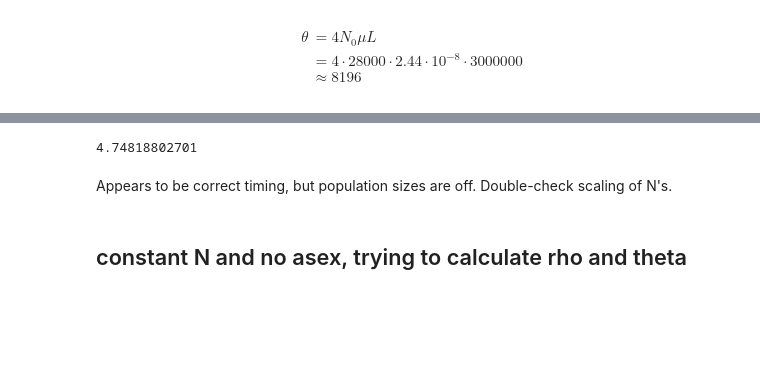
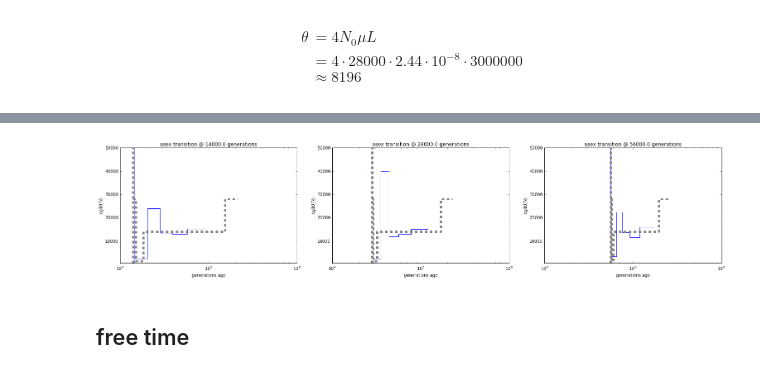
Before and after one commit to ammodramus/tsmc, a Jupyter notebook: snail_sims.ipynb, the cells around one changed output, grey strips where cells are left out. Drawn from its saved outputs; the diff is of its cells as text; code cells hidden in the pictures; blank space fills up the shorter version.

```diff
--- a/snail_sims.ipynb
+++ b/snail_sims.ipynb
@@ -1594,3 +1587,6 @@ To better reflect our genome (and decrease computation time), I will do simulati
 # %%
-trueTs = np.array([0,1120,4200,140000])
-trueNs = np.array([28000,1400,14000,28000])
+trueTs = np.array([0,1120,4200,140000,200000])
+trueNs = np.array([28000,1400,14000,28000,28000])
+mu = 2.44e-8
+r = 4.04e-9
+trueN0 = 28000
@@ -1728,19 +1630,0 @@ result
-# %%
-# now also going to check new flexible maxT approach:
-trueTs = [0,28000.0*4*0.25]
-trueNs = [28000,14000]
-fig, axis = plt.subplots(nrows=1,ncols=1, figsize = (9,5))
-result = read_tsmc_results('test2')
-ts = get_unscaled_ts(result, mu, 100)
-Ns = get_Ns(result, mu, 100)
-print ts
-print Ns
-divtime = 0.25
-divtime *= 2*trueN0
-estimatedDivtime = get_unscaled_divtime(result, mu, 100)
-axis.set_title('asex transition @ {} generations'.format(divtime))
-axis.set_xlabel('generations ago')
-axis.set_ylabel('log10(N)')
-axis.set_ylim((3,5))
-plot_psmc(axis, ts, Ns, divtime = estimatedDivtime)
-plot_psmc(axis, trueTs, trueNs, divtime = divtime, color='gray', lw=5, ls='dashed')
@@ -1805,8 +1630,0 @@ result['theta']/result['rho']
-# %%
-print np.log10(28000*2)
-# %% [output]
-4.74818802701
-# %% [markdown]
-Appears to be correct timing, but population sizes are off. Double-check scaling of N's.
-# %% [markdown]
-## constant N and no asex, trying to calculate rho and theta
@@ -1829,0 +1631,20 @@ msCmd = "mspms 3 {numChroms} -r {rho} {chromLen} -t {theta} -p 10".format(
+# %%
+# all lambdas are free, tmax is not
+fig, axes = plt.subplots(nrows=1,ncols=len(divtimes), figsize = (26,5))
+for colIdx, divtime in enumerate(divtimes):
+    axis = axes[colIdx]
+    result = results[divtime]
+    ts = get_unscaled_ts(result, mu, 100)
+    Ns = get_Ns(result, mu, 100)
+    divtime *= 2*trueN0
+    estimatedDivtime = get_unscaled_divtime(result, mu, 100)
+    axis.set_title('asex transition @ {} generations'.format(divtime))
+    axis.set_xlabel('generations ago')
+    axis.set_ylabel('log10(N)')
+    axis.set_ylim((5e2,5e4))
+    plot_psmc(axis, ts, Ns, divtime = estimatedDivtime, logN = False, logT = True)
+    plot_psmc(axis, trueTs, trueNs, divtime = divtime, color='gray', lw=5, ls='dashed', logN = False, logT = True)
+# %% [output]
+[figure, added]
+# %% [markdown]
+## free time
```
Also changed, not shown: parts of 53 cells of this notebook.
